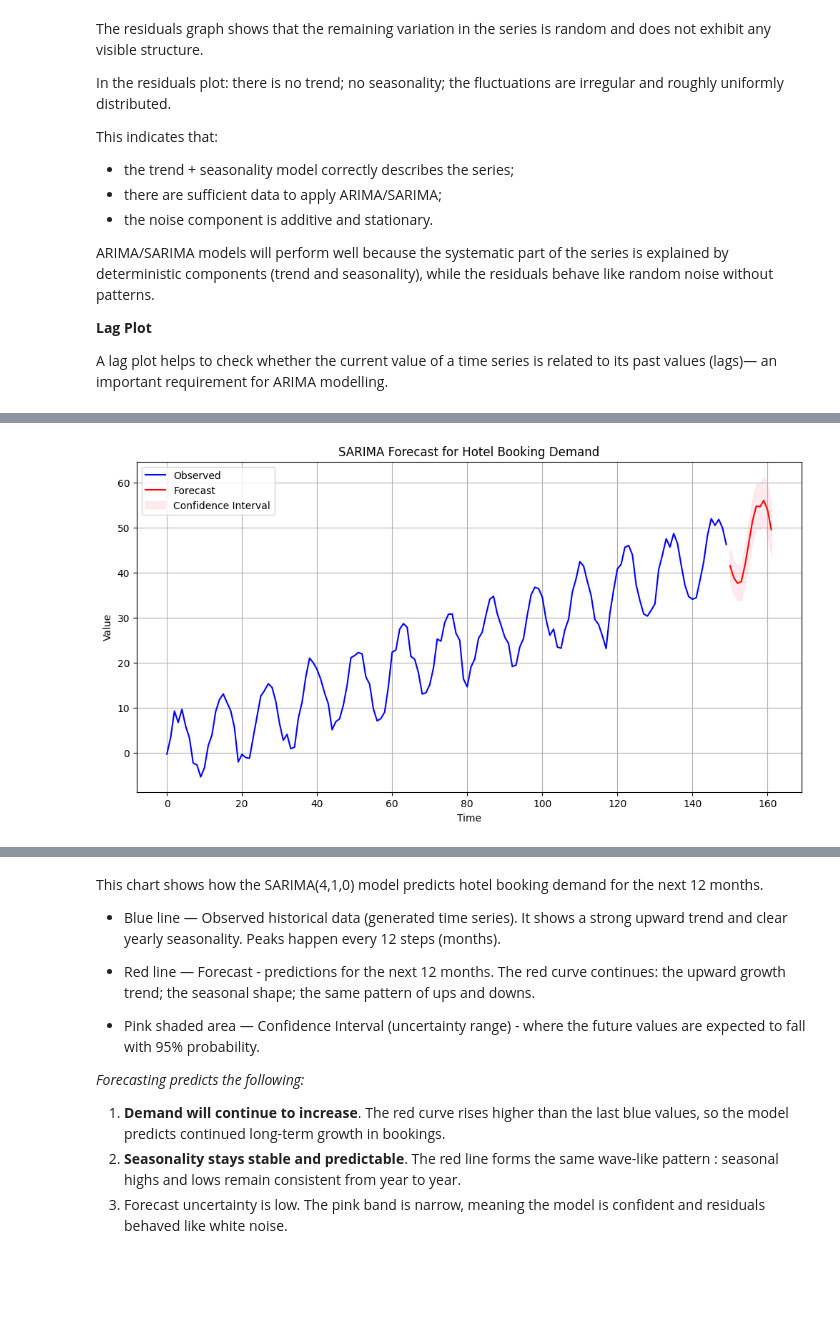
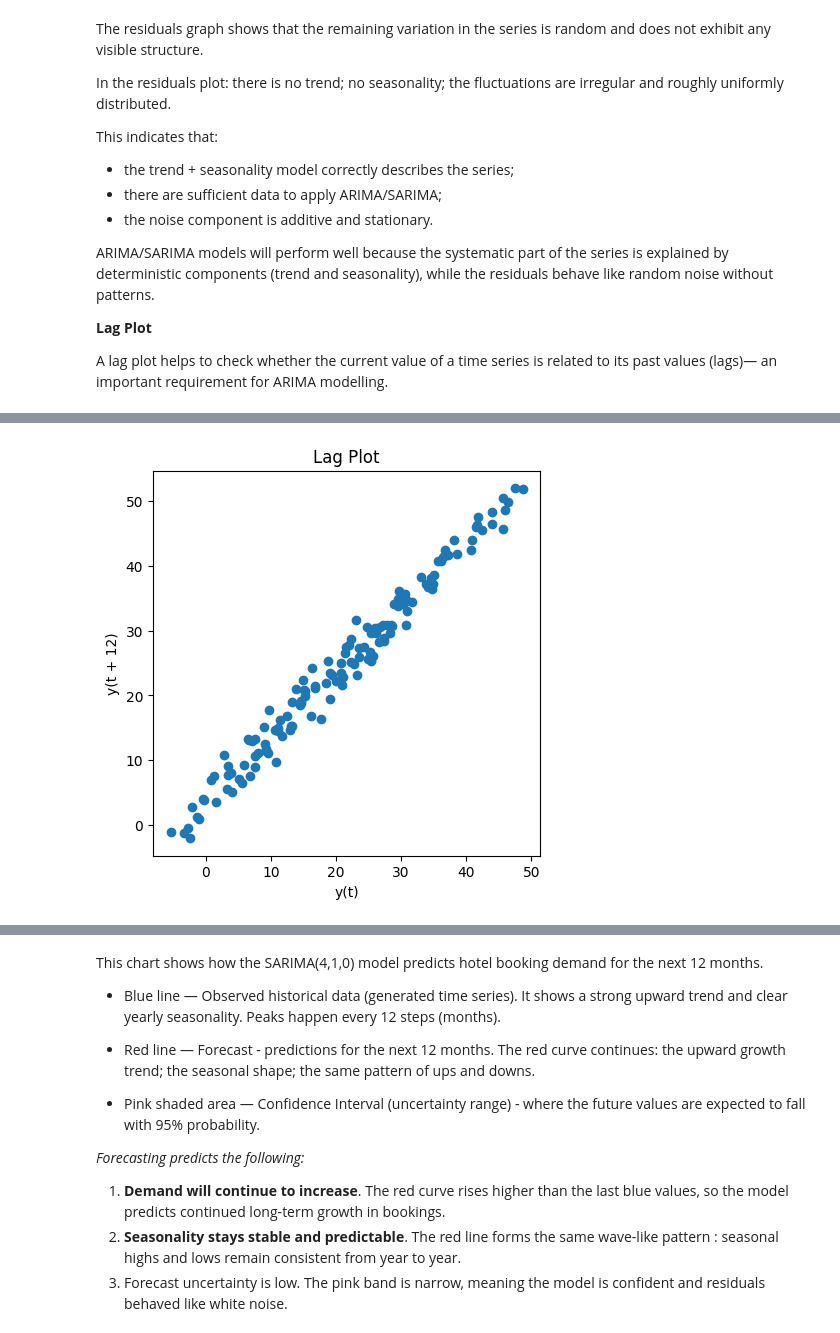
Before and after one commit to kristina-pal/BD4_Assignment, a Jupyter notebook: 3461226_BD4_Assignment.ipynb, the cells around one changed output, grey strips where cells are left out. Cells and saved outputs as stored; diff of their text form; code cells hidden in the pictures; blank space fills up the shorter version.

```diff
--- a/3461226_BD4_Assignment.ipynb
+++ b/3461226_BD4_Assignment.ipynb
@@ -463,26 +222,10 @@ The forecast includes:
-# %%
-# Forecast for the next 12 months
-n_steps = 12
-forecast = results.get_forecast(steps=n_steps)
-
-forecast_values = forecast.predicted_mean
-conf_int = forecast.conf_int()
-
-# Plot the forecast
-plt.figure(figsize=(12, 6))
-plt.plot(t_s.index, t_s['Value'], label='Observed', color='blue')
-
-# Forecast line
-plt.plot(forecast_values.index, forecast_values, label='Forecast', color='red')
-
-# Confidence intervals
-plt.fill_between(forecast_values.index, conf_int.iloc[:, 0], conf_int.iloc[:, 1], color='pink', alpha=0.3, label='Confidence Interval')
-
-plt.title('SARIMA Forecast for Hotel Booking Demand')
-plt.xlabel('Time')
-plt.ylabel('Value')
-plt.legend()
-plt.grid(True)
-plt.show()
-# %% [output]
-[figure, removed]
+# %%
+# @title
+from pandas.plotting import lag_plot
+lag_value = 12
+plt.figure(figsize=(5, 5))
+lag_plot(t_s['Value'], lag = lag_value)
+plt.title("Lag Plot")
+plt.show()
+# %% [output]
+[figure, added]
```
Also changed, not shown: parts of 52 cells of this notebook.
